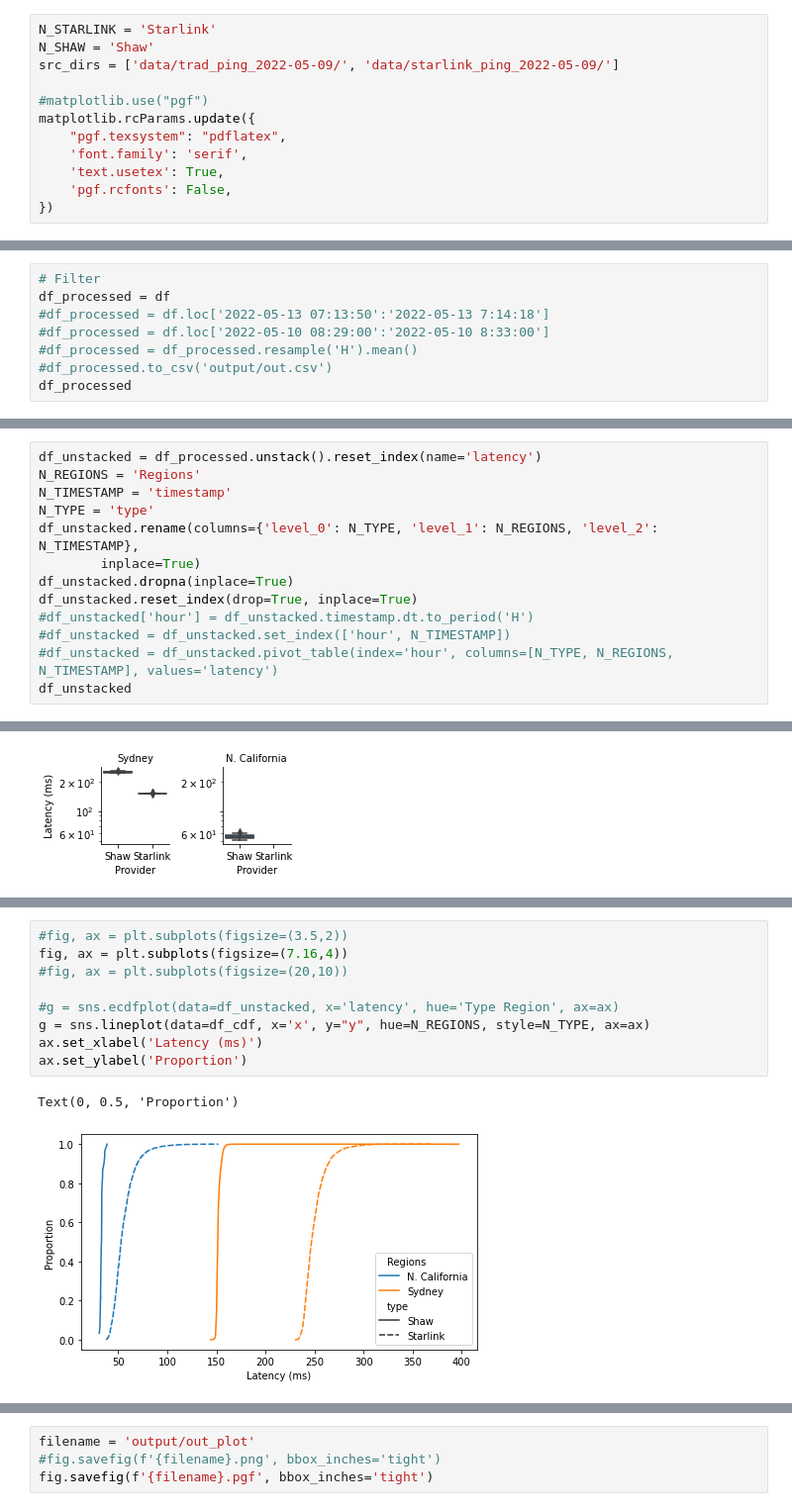
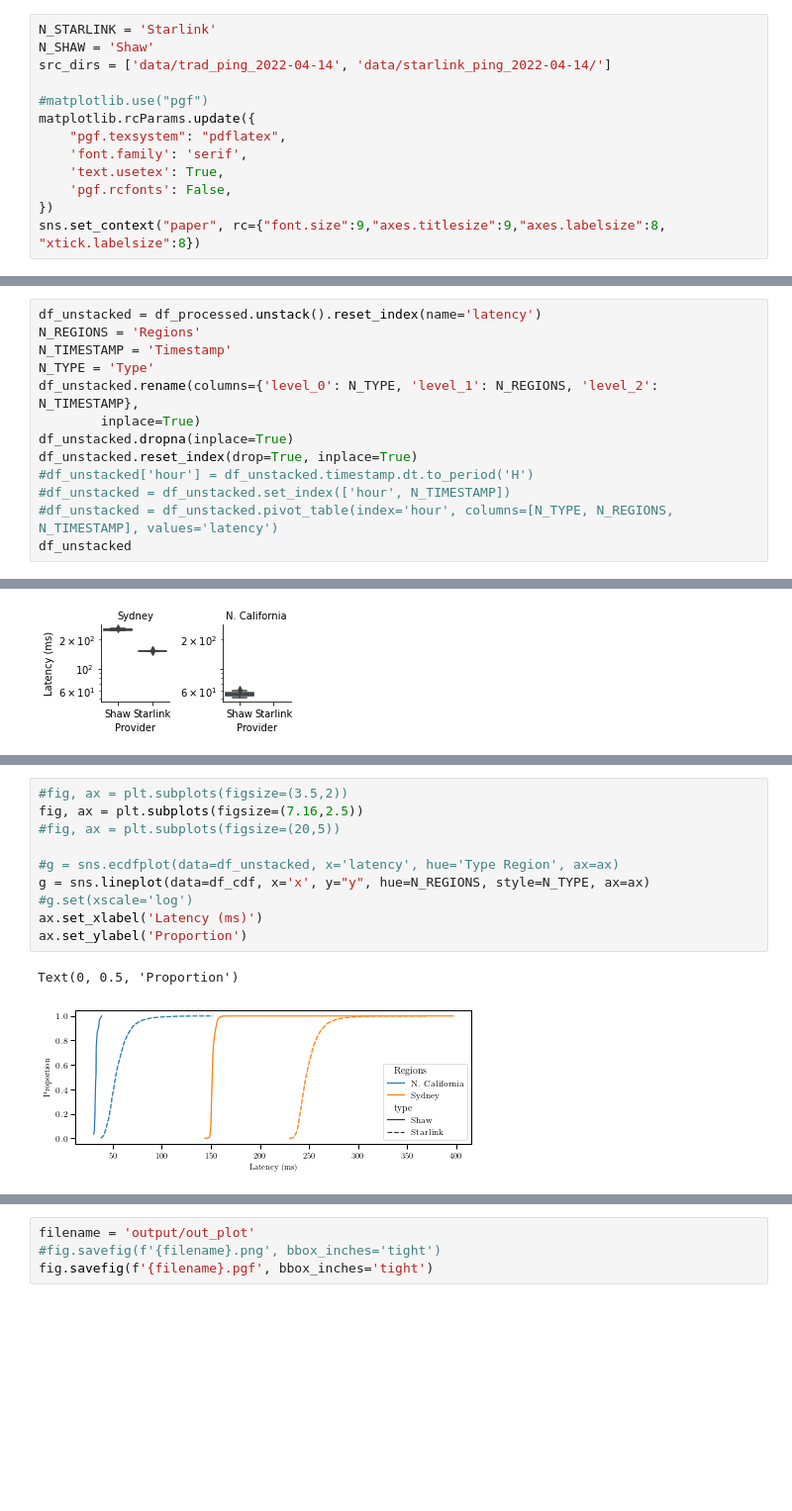
Before and after one commit to Starlink-Measurement/starlink-plot, a Jupyter notebook: plot_ping.ipynb, the cells around one changed output, grey strips where cells are left out. Shown at 99% size. Drawn from its saved outputs; the diff is of its cells as text; blank space fills up the shorter version.

```diff
--- a/plot_ping.ipynb
+++ b/plot_ping.ipynb
@@ -32,7 +32,7 @@ from dateutil import tz
 # %%
 N_STARLINK = 'Starlink'
 N_SHAW = 'Shaw'
-src_dirs = ['data/trad_ping_2022-05-09/', 'data/starlink_ping_2022-05-09/']
+src_dirs = ['data/trad_ping_2022-04-14', 'data/starlink_ping_2022-04-14/']
 
 #matplotlib.use("pgf")
 matplotlib.rcParams.update({
@@ -41,6 +41,7 @@ matplotlib.rcParams.update({
     'text.usetex': True,
     'pgf.rcfonts': False,
 })
+sns.set_context("paper", rc={"font.size":9,"axes.titlesize":9,"axes.labelsize":8, "xtick.labelsize":8})
 # %%
 from common import combine_csvs
 # %%
@@ -150,11 +145,3 @@ df_processed
 | 2022-04-15 01:06:27 | NaN | NaN | 245.0 | 49.7 |
 | 2022-04-15 01:06:28 | NaN | NaN | 258.0 | 39.7 |
 10110 rows × 4 columns
-# %%
-# Filter
-df_processed = df
-#df_processed = df.loc['2022-05-13 07:13:50':'2022-05-13 7:14:18']
-#df_processed = df.loc['2022-05-10 08:29:00':'2022-05-10 8:33:00']
-#df_processed = df_processed.resample('H').mean()
-#df_processed.to_csv('output/out.csv')
-df_processed
@@ -180,8 +152,8 @@ df_regs_interp
 # %%
 df_unstacked = df_processed.unstack().reset_index(name='latency')
 N_REGIONS = 'Regions'
-N_TIMESTAMP = 'timestamp'
-N_TYPE = 'type'
+N_TIMESTAMP = 'Timestamp'
+N_TYPE = 'Type'
 df_unstacked.rename(columns={'level_0': N_TYPE, 'level_1': N_REGIONS, 'level_2': N_TIMESTAMP},
         inplace=True)
 df_unstacked.dropna(inplace=True)
@@ -250,12 +221,13 @@ ax.set_ylabel('Latency (ms)')
 # %%
 #fig, ax = plt.subplots(figsize=(3.5,2))
-fig, ax = plt.subplots(figsize=(7.16,4))
-#fig, ax = plt.subplots(figsize=(20,10))
+fig, ax = plt.subplots(figsize=(7.16,2.5))
+#fig, ax = plt.subplots(figsize=(20,5))
 
 #g = sns.ecdfplot(data=df_unstacked, x='latency', hue='Type Region', ax=ax)
 g = sns.lineplot(data=df_cdf, x='x', y="y", hue=N_REGIONS, style=N_TYPE, ax=ax)
+#g.set(xscale='log')
 ax.set_xlabel('Latency (ms)')
 ax.set_ylabel('Proportion')
 # %% [output]
 Text(0, 0.5, 'Proportion')
-[figure, old version]
+[figure, new version]
```
Also changed, not shown: parts of 9 cells of this notebook.
